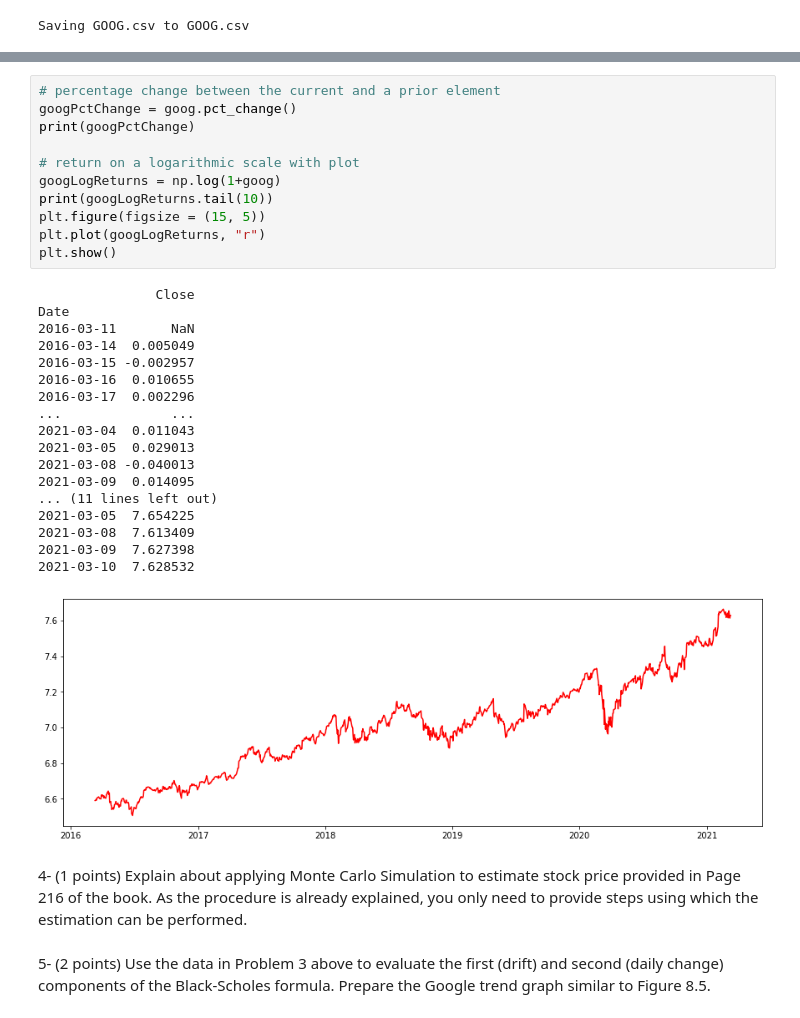
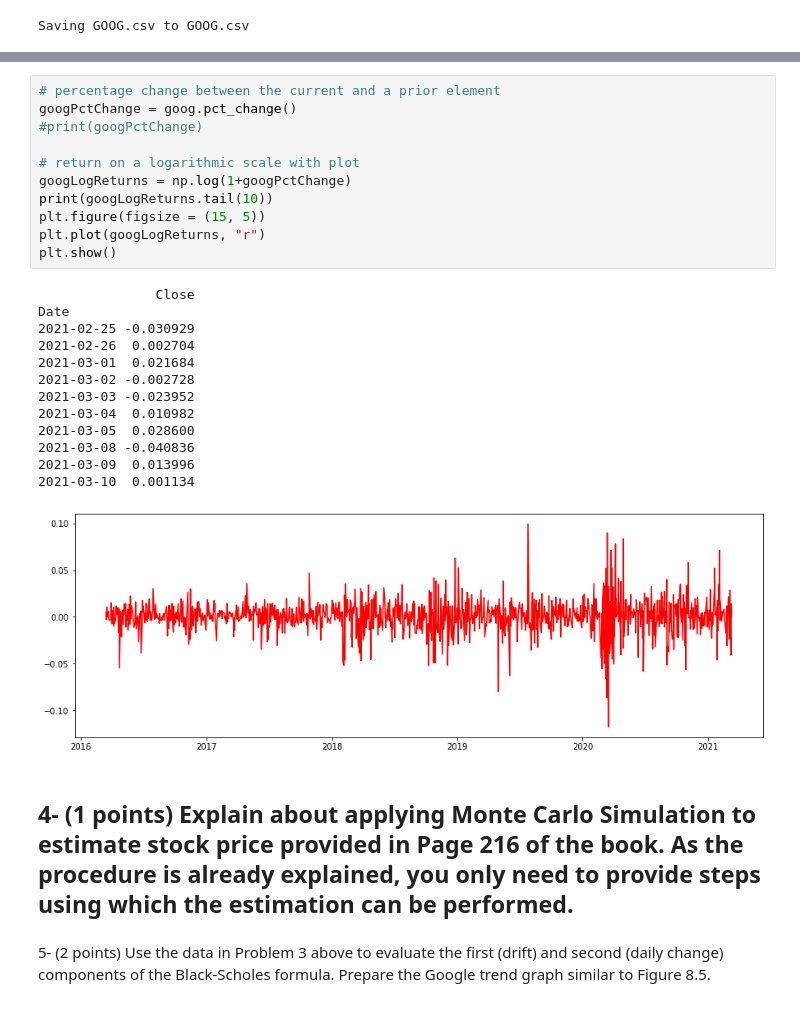
Before and after one commit to twyunting/CSC-632_Intro-to-Simulation-and-Modeling, a Jupyter notebook: homeworks/hw3/CSC-632 HW3_Yunting Chiu.ipynb, the cells around one changed output, grey strips where cells are left out. Cells and saved outputs as stored; diff of their text form.

```diff
--- a/homeworks/hw3/CSC-632 HW3_Yunting Chiu.ipynb
+++ b/homeworks/hw3/CSC-632 HW3_Yunting Chiu.ipynb
@@ -93,34 +95,30 @@ b) For the same time provide the Logarithmic Value of the returns similar to Fig
 # %%
 # percentage change between the current and a prior element
 googPctChange = goog.pct_change()
-print(googPctChange)
+#print(googPctChange)
 
 # return on a logarithmic scale with plot
-googLogReturns = np.log(1+goog)
+googLogReturns = np.log(1+googPctChange)
 print(googLogReturns.tail(10))
 plt.figure(figsize = (15, 5))
 plt.plot(googLogReturns, "r")
 plt.show()
 # %% [output]
                Close
 Date
-2016-03-11       NaN
-2016-03-14  0.005049
-2016-03-15 -0.002957
-2016-03-16  0.010655
-2016-03-17  0.002296
-...              ...
-2021-03-04  0.011043
-2021-03-05  0.029013
-2021-03-08 -0.040013
-2021-03-09  0.014095
-... (11 lines left out)
-2021-03-05  7.654225
-2021-03-08  7.613409
-2021-03-09  7.627398
-2021-03-10  7.628532
+2021-02-25 -0.030929
+2021-02-26  0.002704
+2021-03-01  0.021684
+2021-03-02 -0.002728
+2021-03-03 -0.023952
+2021-03-04  0.010982
+2021-03-05  0.028600
+2021-03-08 -0.040836
+2021-03-09  0.013996
+2021-03-10  0.001134
-[figure, old version]
+[figure, new version]
 # %% [markdown]
 4- (1 points) Explain about applying Monte Carlo Simulation to estimate stock price provided in Page 216 of the book. As the procedure is already explained, you only need to provide steps using which the estimation can be performed.
+-
 # %% [markdown]
 5- (2 points) Use the data in Problem 3 above to evaluate the first (drift) and second (daily change) components of the Black-Scholes formula. Prepare the Google trend graph similar to Figure 8.5.
```
Also changed, not shown: parts of 4 cells of this notebook, 1 other file.
